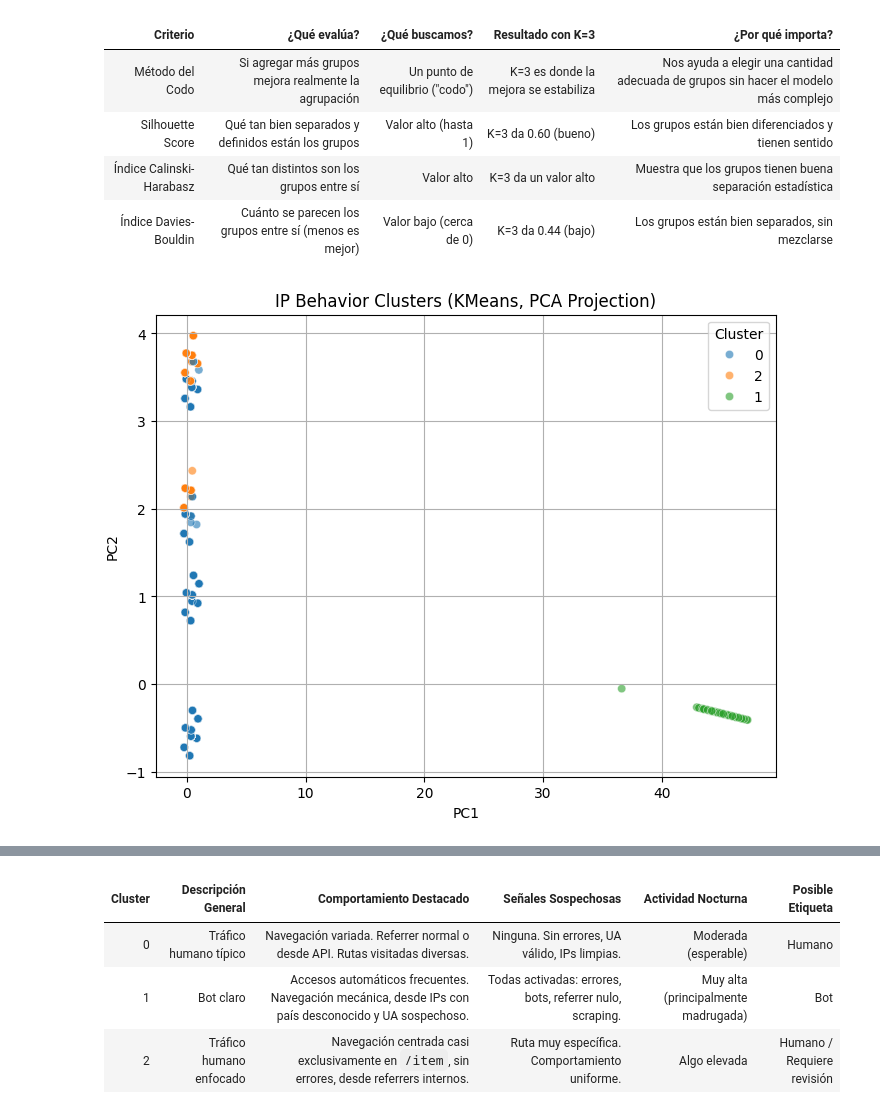
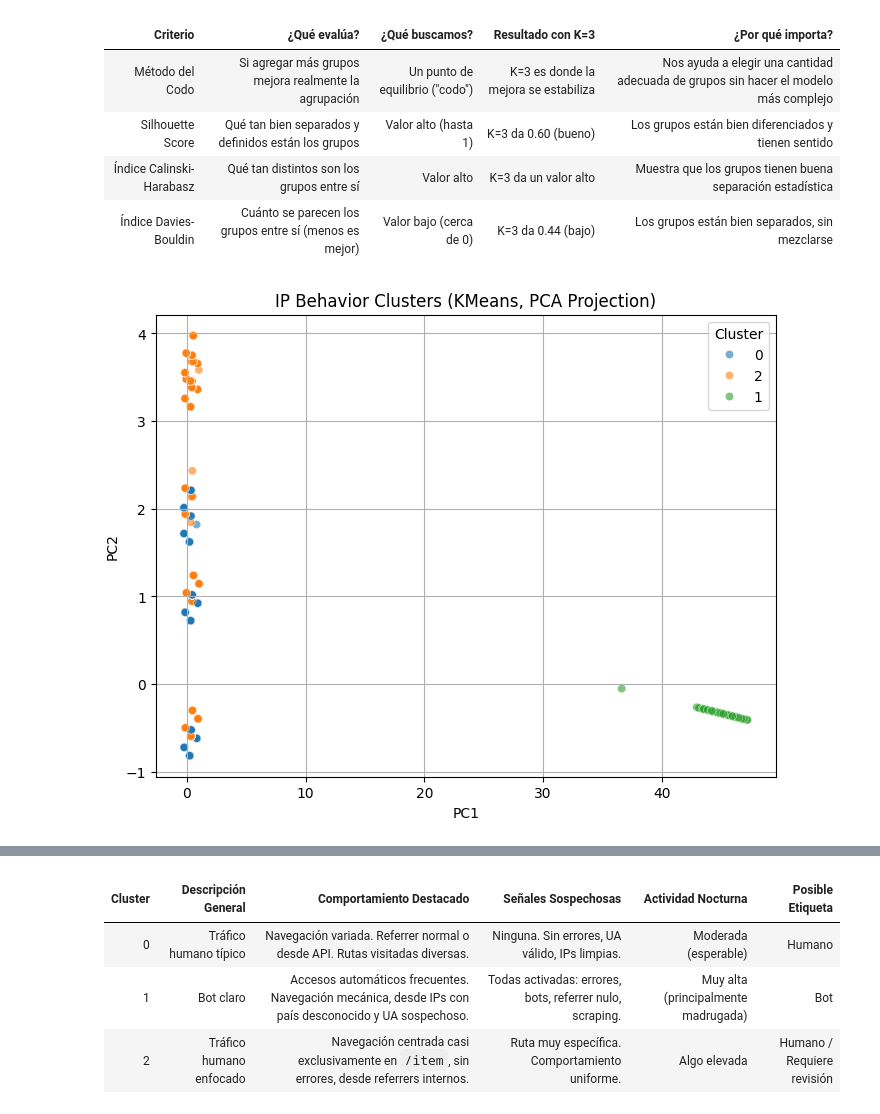
Before and after one commit to Dalperdomoe/meli_deteccion_anomalias, a Jupyter notebook: notebooks/2.0-dape-model.ipynb, the cells around one changed output, grey strips where cells are left out. Saved outputs shown, nothing was run; the diff lists cells and outputs as text; code cells hidden in the pictures.

```diff
--- a/notebooks/2.0-dape-model.ipynb
+++ b/notebooks/2.0-dape-model.ipynb
@@ -103,20 +119,23 @@ clusters = kmeans.fit_predict(X_scaled)
 
 # Agrega etiquetas al DataFrame
 df['cluster'] = clusters
-# %%
-df_plot = pd.DataFrame({
-    'PC1': pca_result[:, 0],
-    'PC2': pca_result[:, 1],
-    'Cluster': clusters.astype(str)  # como string para mostrar categorías en la leyenda
-})
-
-plt.figure(figsize=(8,6))
-sns.scatterplot(data=df_plot, x='PC1', y='PC2', hue='Cluster', palette='tab10', alpha=0.6)
-plt.title("IP Behavior Clusters (KMeans, PCA Projection)")
-plt.grid(True)
-plt.show()
-# %% [output]
-[figure, removed]
+# %%
+pca_vis = PCA(n_components=2)
+X_pca_vis = pca_vis.fit_transform(X_scaled)
+
+df_plot = pd.DataFrame({
+    'PC1': X_pca[:, 0],
+    'PC2': X_pca[:, 1],
+    'Cluster': clusters.astype(str)  # como string para mostrar categorías en la leyenda
+})
+
+plt.figure(figsize=(8,6))
+sns.scatterplot(data=df_plot, x='PC1', y='PC2', hue='Cluster', palette='tab10', alpha=0.6)
+plt.title("IP Behavior Clusters (KMeans, PCA Projection)")
+plt.grid(True)
+plt.show()
+# %% [output]
+[figure, added]
 # %%
 df.groupby('cluster').mean()
 # %% [output]
```
Also changed, not shown: parts of 10 cells of this notebook, 9 other files.
